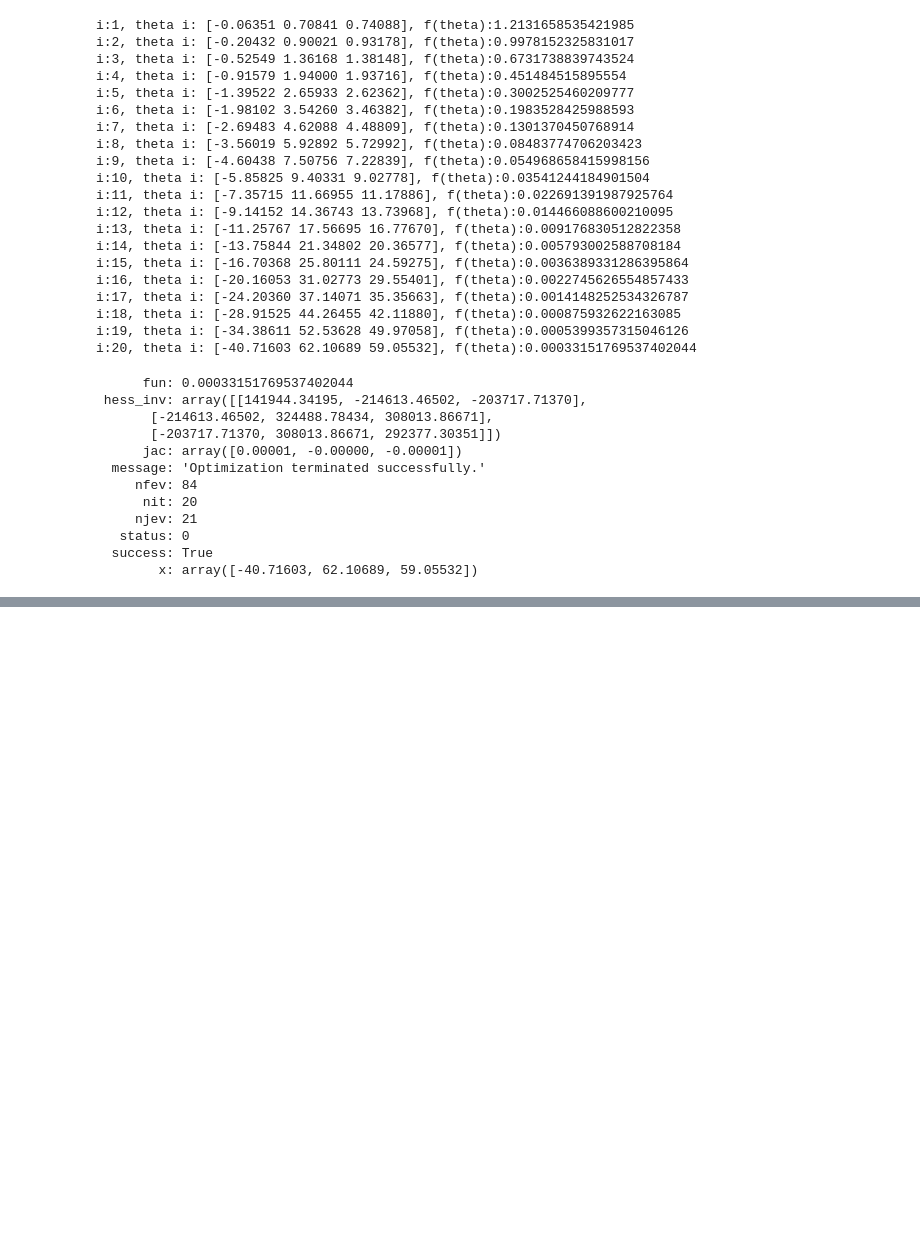
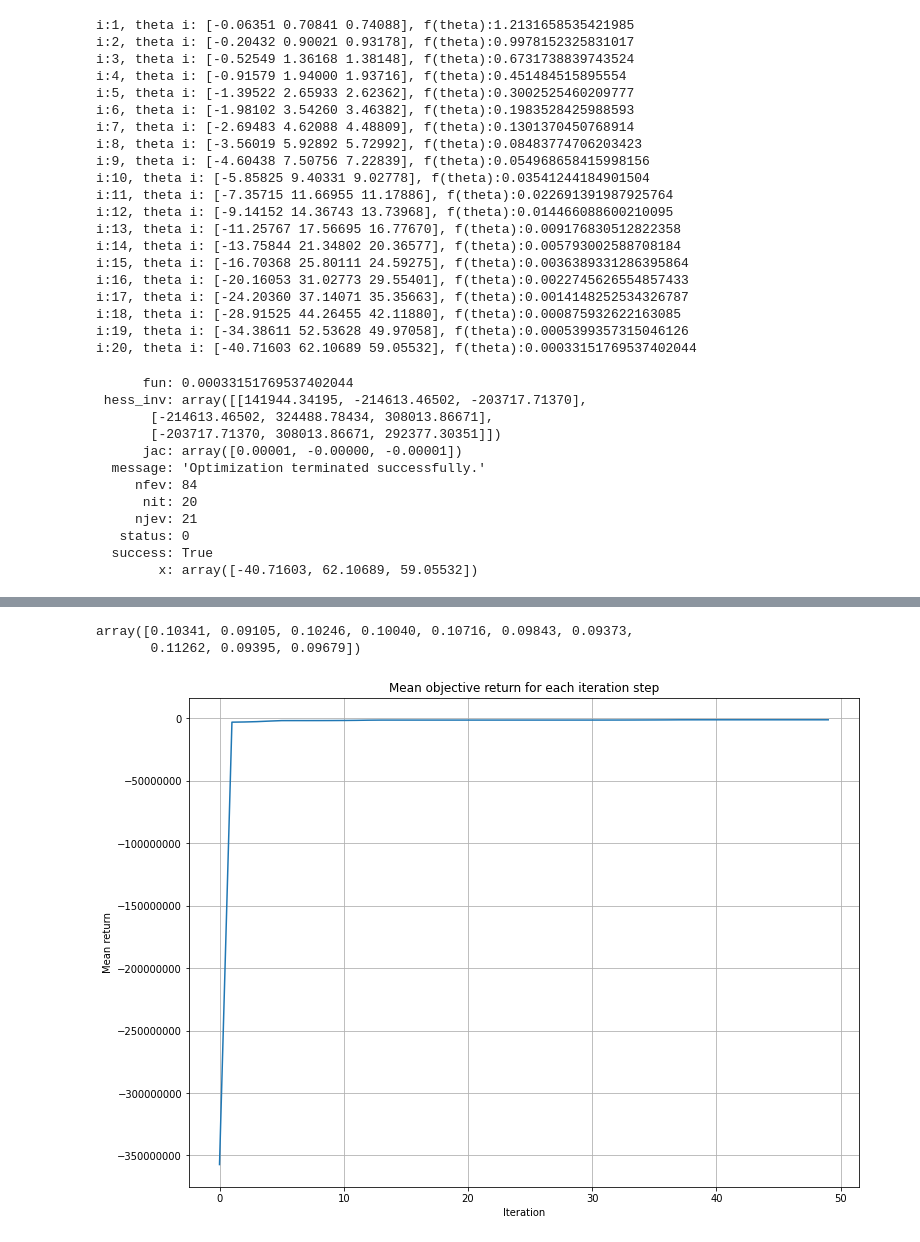
Before and after one commit to gabrielvieira37/master_thesis, a Jupyter notebook: prototype/article_prototype.ipynb, the cells around one changed output, grey strips where cells are left out. Drawn from its saved outputs; the diff is of its cells as text; code cells hidden in the pictures; blank space fills up the shorter version.

```diff
--- a/prototype/article_prototype.ipynb
+++ b/prototype/article_prototype.ipynb
@@ -388,0 +490,15 @@ plt.show()
+# %%
+opt_iter = 1
+mean_obj_r = []
+mean_r = []
+def callback_steps(thetaI):
+    global opt_iter
+    print(f"i:{opt_iter}, theta i: {thetaI}, f(theta):{objective(thetaI)}")
+    mean_obj_r.append(-objective(thetaI))
+
+    w_iter = np.empty(shape=(number_of_stocks, time))
+    for i in range(number_of_stocks):
+        w_iter[i] = w_benchmark[i] + (1/number_of_stocks)*thetaI.dot(firm_characteristics[i].copy().T)
+    mean_r.append(sum(sum(w_iter*r)))
+
+    opt_iter += 1
@@ -388,0 +546,17 @@ plt.show()
+# %%
+np.sum(w_sol, axis=1)/time
+# %% [output]
+array([0.10341, 0.09105, 0.10246, 0.10040, 0.10716, 0.09843, 0.09373,
+       0.11262, 0.09395, 0.09679])
+# %%
+x = range(len(mean_obj_r))
+plt.figure(figsize=(12,9))
+plt.title("Mean objective return for each iteration step")
+plt.plot(x, mean_obj_r)
+plt.xlabel('Iteration')
+plt.ylabel('Mean return')
+plt.ticklabel_format(style='plain')
+plt.grid()
+plt.show()
+# %% [output]
+[figure, added]
```
Also changed, not shown: parts of 30 cells of this notebook.
